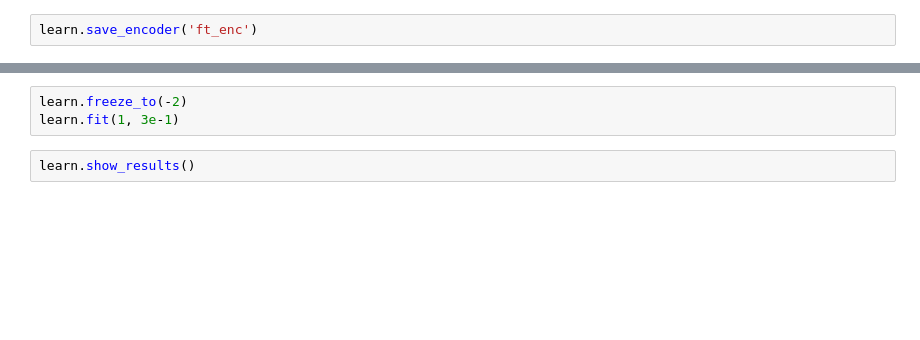
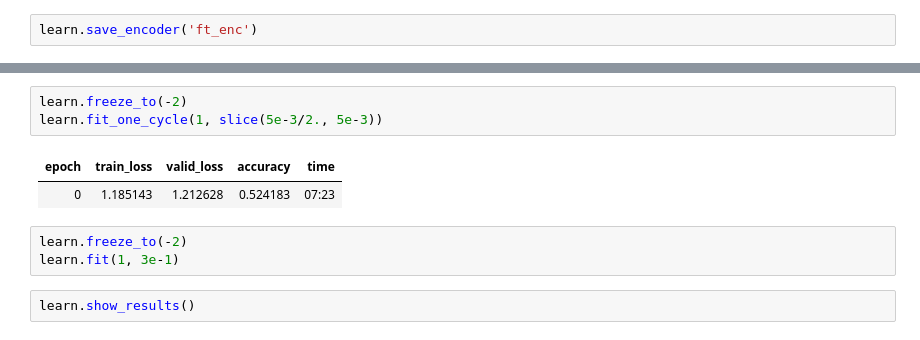
Before and after one commit to uabinf/nlp-fall-2019-project-reddit_upvote-predictor, a Jupyter notebook: fastmodel.ipynb, the cells around one changed output, grey strips where cells are left out. Saved outputs shown, nothing was run; the diff lists cells and outputs as text; blank space fills up the shorter version.

```diff
--- a/fastmodel.ipynb
+++ b/fastmodel.ipynb
@@ -42,3 +77,9 @@ learn.recorder.plot()
+# %%
+learn.freeze_to(-2)
+learn.fit_one_cycle(1, slice(5e-3/2., 5e-3))
+# %% [output]
+| epoch | train_loss | valid_loss | accuracy | time |
+| 0 | 1.185143 | 1.212628 | 0.524183 | 07:23 |
 # %%
 learn.freeze_to(-2)
 learn.fit(1, 3e-1)
```
Also changed, not shown: parts of 14 cells of this notebook, 2 other files.
